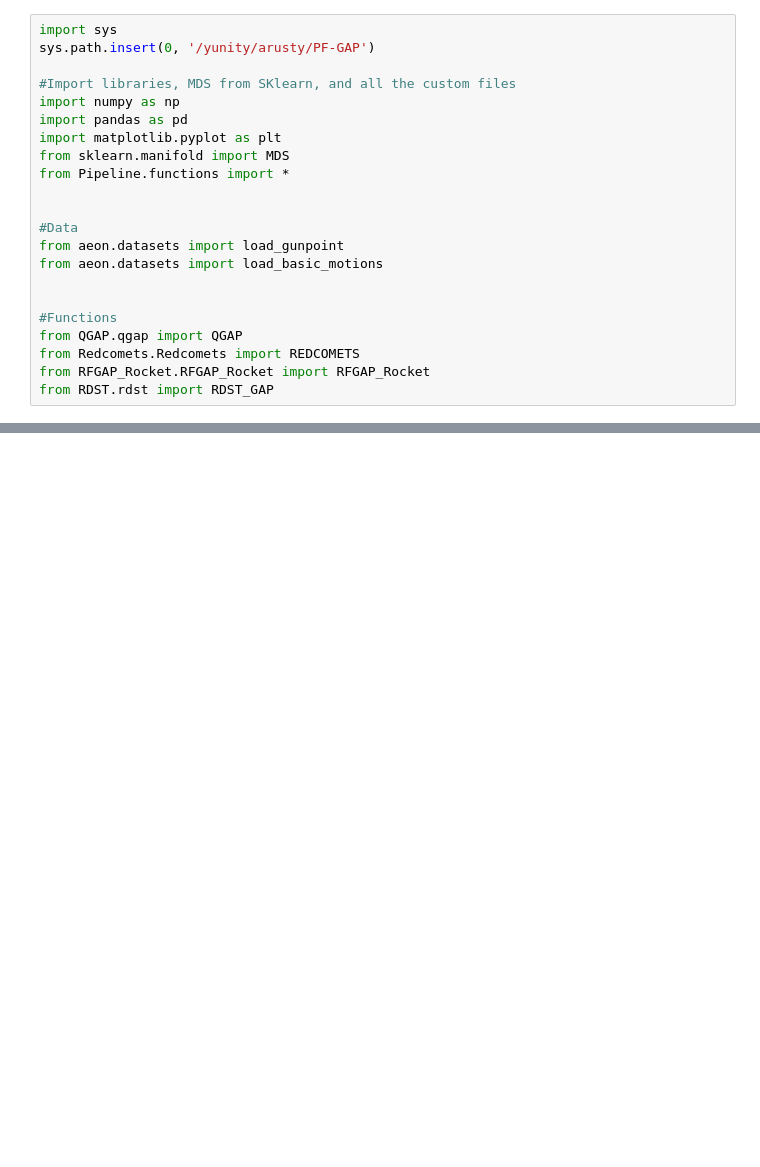
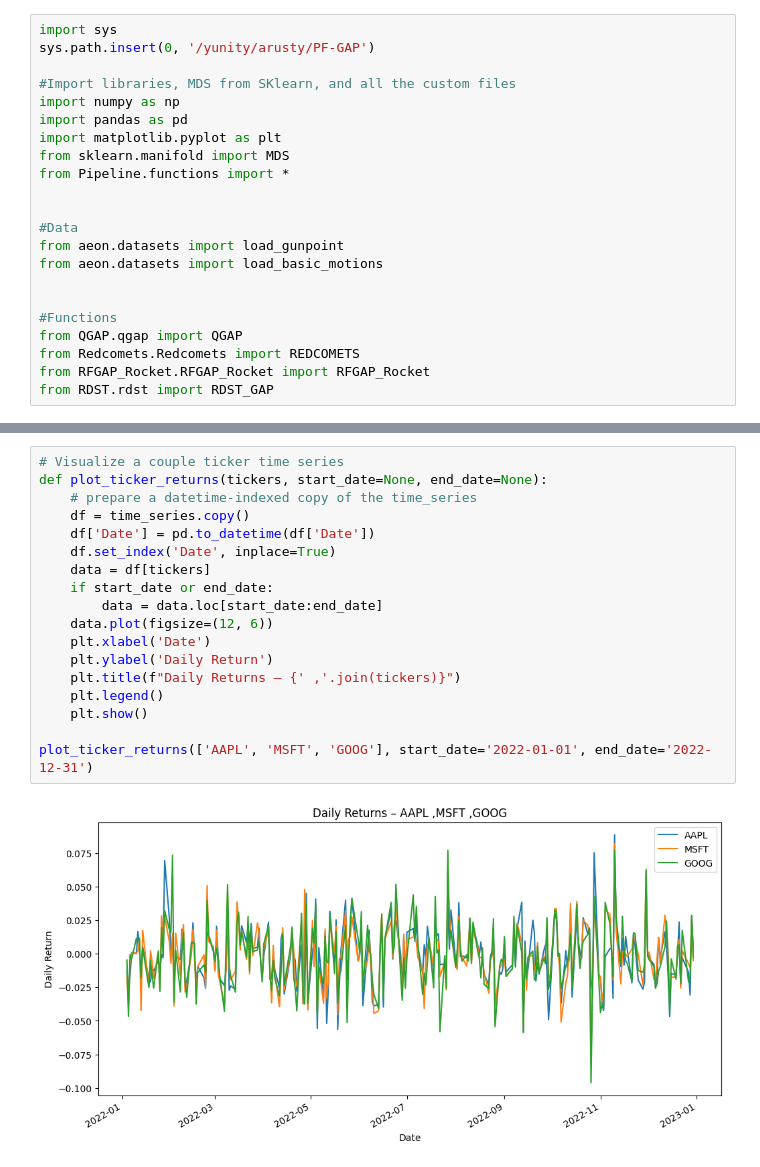
Before and after one commit to rustadadam/PF-GAP, a Jupyter notebook: experiments/stock_data.ipynb, the cells around one changed output, grey strips where cells are left out. Saved outputs shown, nothing was run; the diff lists cells and outputs as text; blank space fills up the shorter version.

```diff
--- a/experiments/stock_data.ipynb
+++ b/experiments/stock_data.ipynb
@@ -44,0 +61,20 @@ time_series.head() #Each column (is the ticker) is the daily returns of a stock,
+# %%
+# Visualize a couple ticker time series
+def plot_ticker_returns(tickers, start_date=None, end_date=None):
+    # prepare a datetime‐indexed copy of the time_series
+    df = time_series.copy()
+    df['Date'] = pd.to_datetime(df['Date'])
+    df.set_index('Date', inplace=True)
+    data = df[tickers]
+    if start_date or end_date:
+        data = data.loc[start_date:end_date]
+    data.plot(figsize=(12, 6))
+    plt.xlabel('Date')
+    plt.ylabel('Daily Return')
+    plt.title(f"Daily Returns – {' ,'.join(tickers)}")
+    plt.legend()
+    plt.show()
+
+plot_ticker_returns(['AAPL', 'MSFT', 'GOOG'], start_date='2022-01-01', end_date='2022-12-31')
+# %% [output]
+[figure, added]
```
Also changed, not shown: parts of 6 cells of this notebook, 2 other files.
